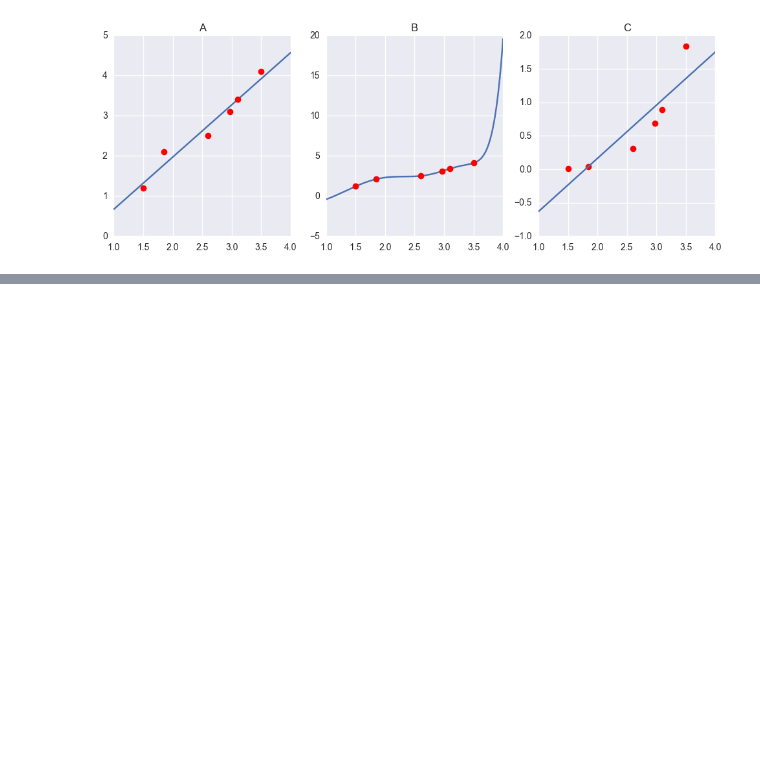
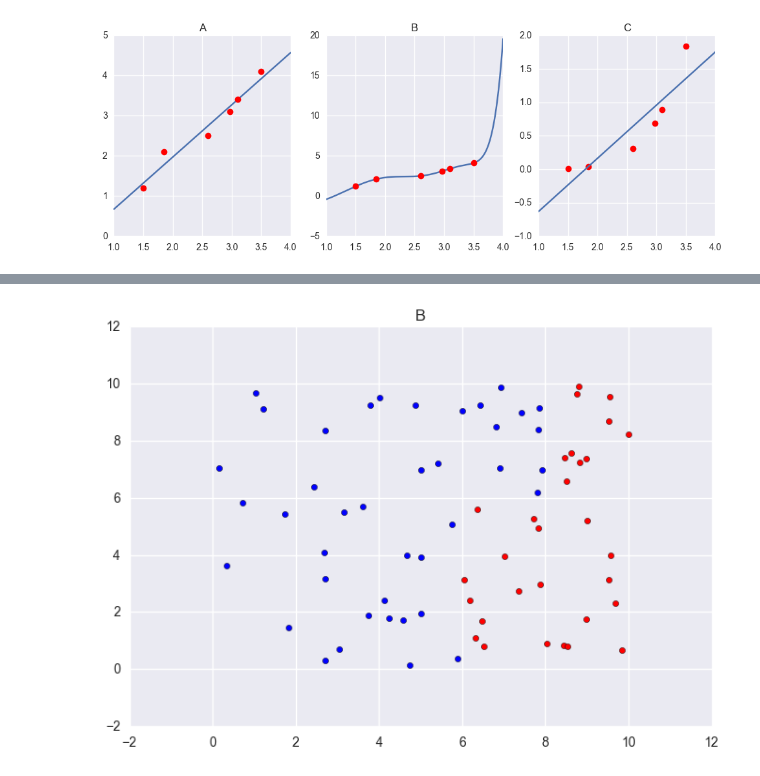
Before and after one commit to MarieRoald/MLkurs, a Jupyter notebook: notebooks/QuizExamples.ipynb, the cells around one changed output, grey strips where cells are left out. Drawn from its saved outputs; the diff is of its cells as text; code cells hidden in the pictures; blank space fills up the shorter version.

```diff
--- a/notebooks/QuizExamples.ipynb
+++ b/notebooks/QuizExamples.ipynb
@@ -175,0 +289,37 @@ show()
+# %%
+np.random.seed(40)
+
+N1 = 30
+
+x1 = np.random.rand(N1)*6
+y1 = np.random.rand(N1)*10
+
+scatter(x1, y1, marker='o',c='b')
+
+
+N2 = 20
+
+x2 = np.random.rand(N2)*4 + 6
+y2 = np.random.rand(N2)*6
+
+scatter(x2, y2, marker='o',c='r')
+
+N3 = 10
+
+x3 = np.random.rand(N3)*2 + 6
+y3 = np.random.rand(N3)*4 + 6
+
+scatter(x3, y3, marker='o',c='b')
+
+np.random.seed(50)
+N4 = 10
+
+x4 = np.random.rand(N4)*2 + 8
+y4 = np.random.rand(N4)*4 + 6
+
+scatter(x4, y4, marker='o',c='r')
+
+title('B')
+show()
+# %% [output]
+[figure, added]
```
Also changed, not shown: parts of 9 cells of this notebook, 2 other files.
